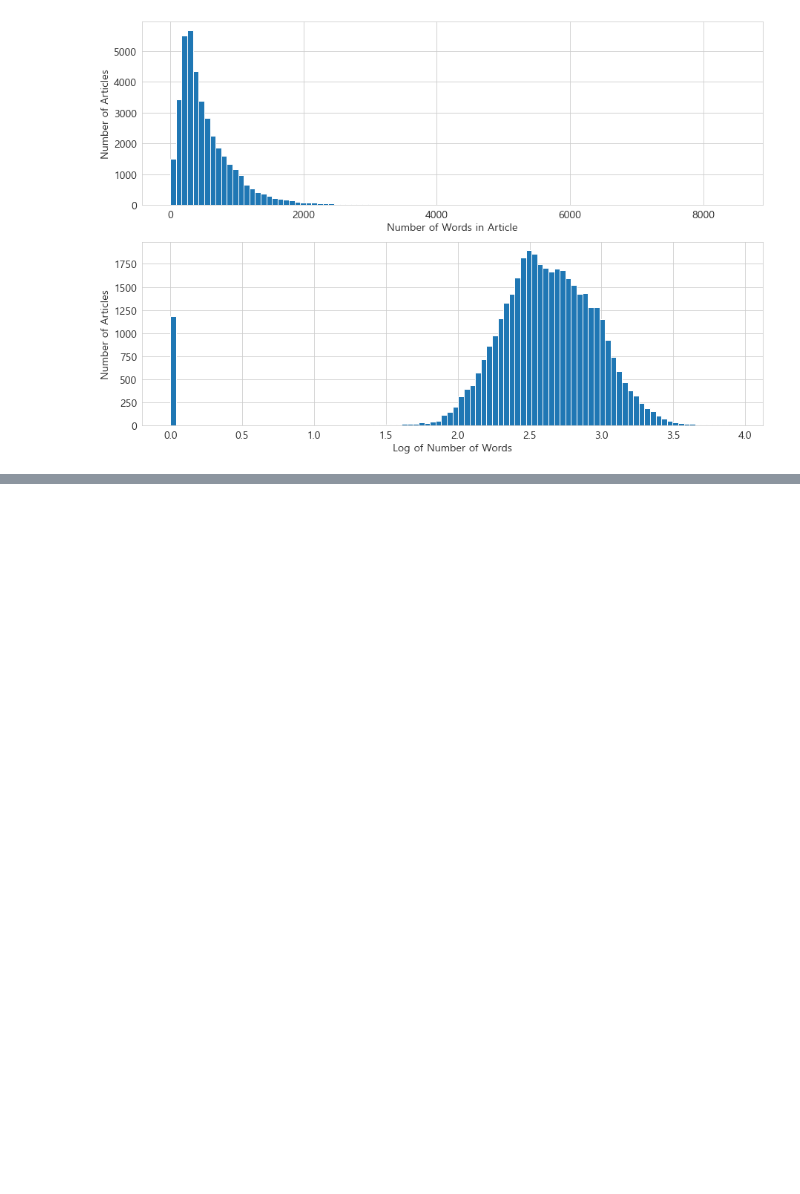
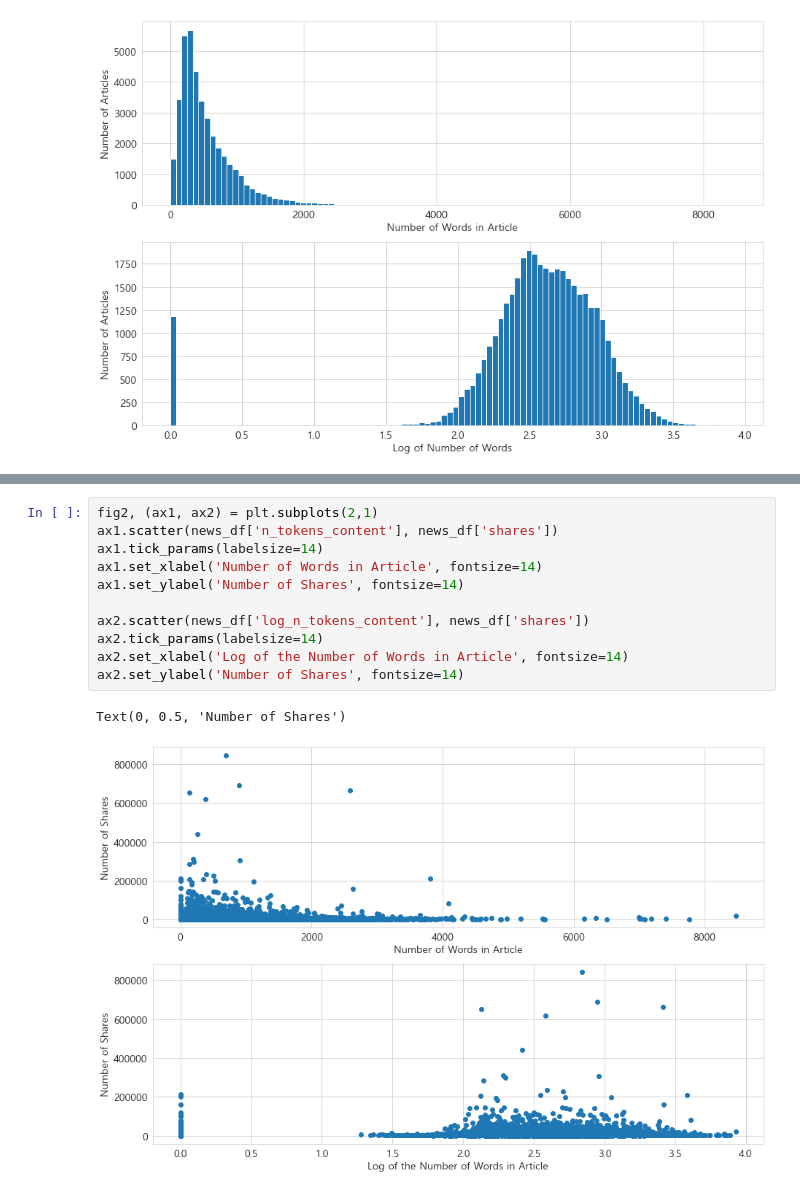
Before and after one commit to jajinmori1/TIL, a Jupyter notebook: Feature_Engineering/Chapter02_Fancy_Tricks_with_Simple_Numbers.ipynb, the cells around one changed output, grey strips where cells are left out. Drawn from its saved outputs; the diff is of its cells as text; blank space fills up the shorter version.

```diff
--- a/Feature_Engineering/Chapter02_Fancy_Tricks_with_Simple_Numbers.ipynb
+++ b/Feature_Engineering/Chapter02_Fancy_Tricks_with_Simple_Numbers.ipynb
@@ -170,0 +212,14 @@ Text(0, 0.5, 'Number of Articles')
+# %%
+fig2, (ax1, ax2) = plt.subplots(2,1)
+ax1.scatter(news_df['n_tokens_content'], news_df['shares'])
+ax1.tick_params(labelsize=14)
+ax1.set_xlabel('Number of Words in Article', fontsize=14)
+ax1.set_ylabel('Number of Shares', fontsize=14)
+
+ax2.scatter(news_df['log_n_tokens_content'], news_df['shares'])
+ax2.tick_params(labelsize=14)
+ax2.set_xlabel('Log of the Number of Words in Article', fontsize=14)
+ax2.set_ylabel('Number of Shares', fontsize=14)
+# %% [output]
+Text(0, 0.5, 'Number of Shares')
+[figure, added]
```
Also changed, not shown: parts of 24 cells of this notebook.
